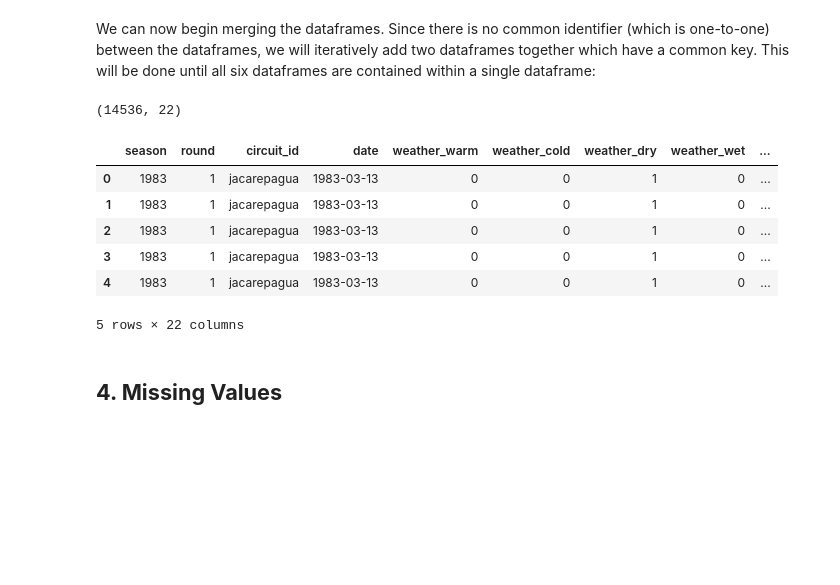
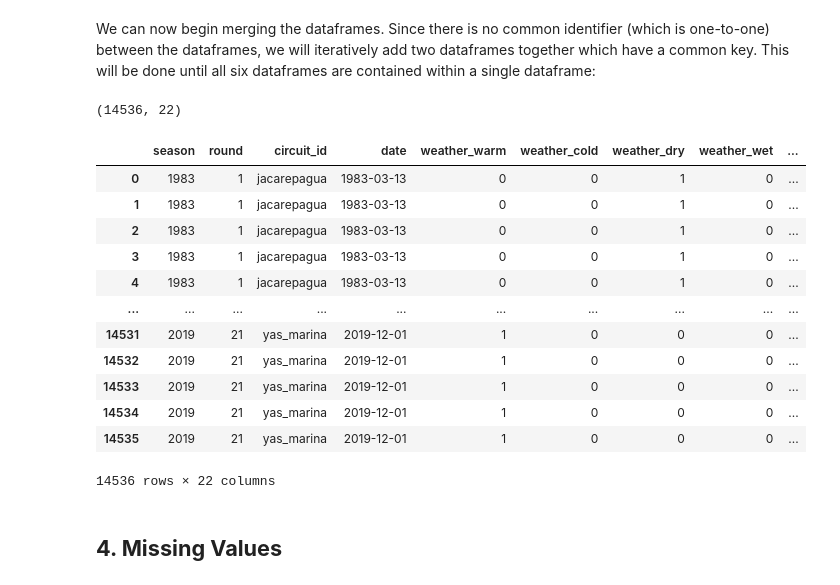
Before and after one commit to DeanLundie/Formula-1, a Jupyter notebook: Preprocessing.ipynb, the cells around one changed output. Cells and saved outputs as stored; diff of their text form; code cells hidden in the pictures; blank space fills up the shorter version.

```diff
--- a/Preprocessing.ipynb
+++ b/Preprocessing.ipynb
@@ -72,16 +72,22 @@ df4 = pd.merge(df3, constructor_standings, how='left', on=['season', 'round', 'c
 final_df = pd.merge(df4, qualifying, how='inner', on=['season', 'round', 'grid']).drop(['driver_name', 'car'], axis = 1) # from 1983
 # %%
 print(final_df.shape)
-final_df.head()
+final_df
 # %% [output]
 (14536, 22)
 |  | season | round | circuit_id | date | weather_warm | weather_cold | weather_dry | weather_wet | ... |
 | 0 | 1983 | 1 | jacarepagua | 1983-03-13 | 0 | 0 | 1 | 0 | ... |
 | 1 | 1983 | 1 | jacarepagua | 1983-03-13 | 0 | 0 | 1 | 0 | ... |
 | 2 | 1983 | 1 | jacarepagua | 1983-03-13 | 0 | 0 | 1 | 0 | ... |
 | 3 | 1983 | 1 | jacarepagua | 1983-03-13 | 0 | 0 | 1 | 0 | ... |
 | 4 | 1983 | 1 | jacarepagua | 1983-03-13 | 0 | 0 | 1 | 0 | ... |
+| ... | ... | ... | ... | ... | ... | ... | ... | ... | ... |
+| 14531 | 2019 | 21 | yas_marina | 2019-12-01 | 1 | 0 | 0 | 0 | ... |
+| 14532 | 2019 | 21 | yas_marina | 2019-12-01 | 1 | 0 | 0 | 0 | ... |
+| 14533 | 2019 | 21 | yas_marina | 2019-12-01 | 1 | 0 | 0 | 0 | ... |
+| 14534 | 2019 | 21 | yas_marina | 2019-12-01 | 1 | 0 | 0 | 0 | ... |
+| 14535 | 2019 | 21 | yas_marina | 2019-12-01 | 1 | 0 | 0 | 0 | ... |
-5 rows × 22 columns
+14536 rows × 22 columns
 # %% [markdown]
 ## **4. Missing Values**
 # %% [markdown]
```
Also changed, not shown: parts of 7 cells of this notebook.
